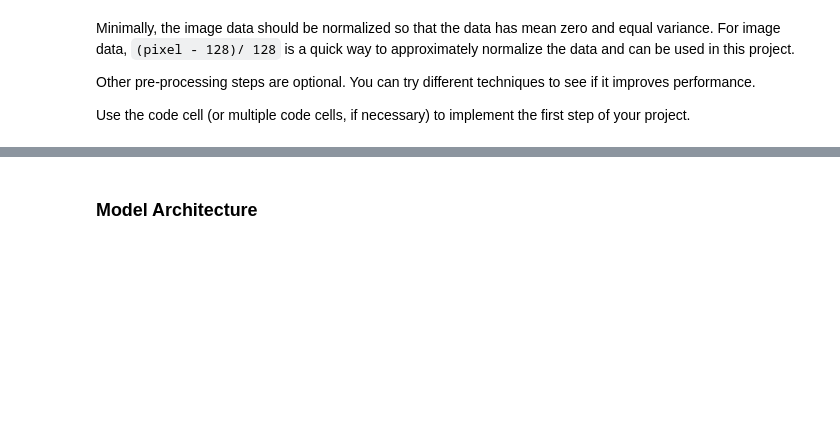
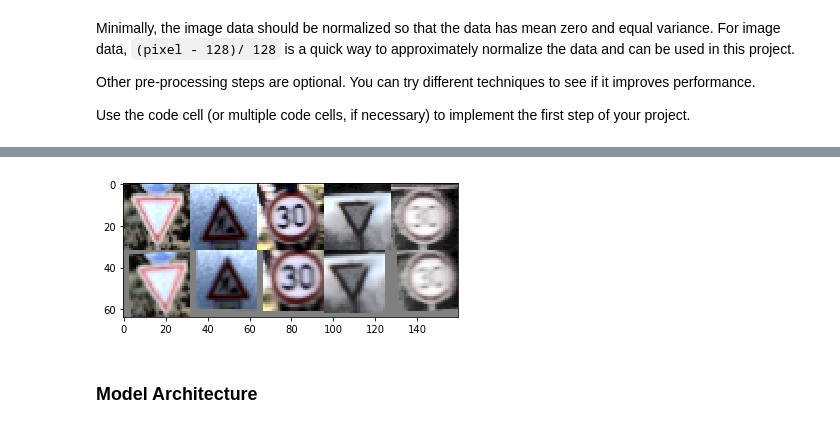
Before and after one commit to kbobrowski/CarND-Traffic-Sign-Classifier-Project, a Jupyter notebook: Traffic_Sign_Classifier.ipynb, the cells around one changed output, grey strips where cells are left out. Saved outputs shown, nothing was run; the diff lists cells and outputs as text; code cells hidden in the pictures; blank space fills up the shorter version.

Commit message:
added augmented example

```diff
--- a/Traffic_Sign_Classifier.ipynb
+++ b/Traffic_Sign_Classifier.ipynb
@@ -178,29 +178,33 @@ plt.imsave('examples/normalized.png', np.hstack(randimg))
 # %%
 
 from random import randint, uniform
 import cv2
 %matplotlib inline
 def augment(images):
     ret = images.copy()
     shape = images.shape[1:3]
     for i, image in enumerate(images):
         tx = randint(-3, 3)
         ty = randint(-3, 3)
         angle = uniform(-5.0, 5.0)
         scale = uniform(0.9, 1.1)
         Mt = np.float32([[1,0,tx],[0,1,ty]])
         Mr = cv2.getRotationMatrix2D(tuple(np.array(shape).astype(np.float32)/2.), angle, scale)
         rotated = cv2.warpAffine(image, Mr, shape)
         shifted = cv2.warpAffine(rotated, Mt, shape)
         ret[i] = np.atleast_3d(shifted)
     return ret
 
 i = np.random.randint(0, X_train_orig.shape[0], size=5)
 augmented = augment(X_train_norm3[i])
 randimg = []
 for j, augimg in zip(i, augmented):
     randimg.append(np.vstack((get_rgb(X_train_norm3[j]), get_rgb(augimg))))
-plt.imshow(np.hstack(randimg).astype(np.uint8))
+img = np.hstack(randimg).astype(np.uint8)
+plt.imshow(img)
+plt.imsave('examples/augmented.png', img)
+# %% [output]
+[figure, added]
 # %% [markdown]
 ### Model Architecture
 # %%
```
Also changed, not shown: parts of 2 cells of this notebook, 1 other file.
